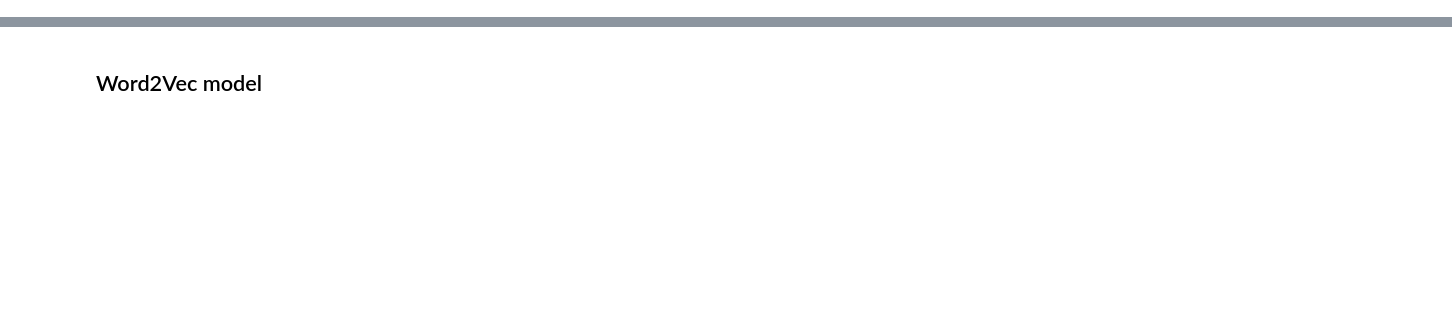
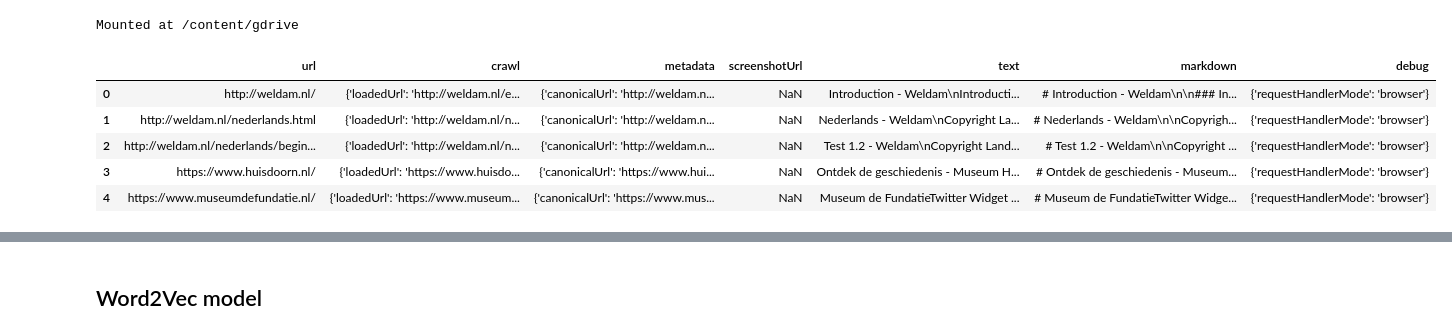
Before and after one commit to jazoza/cultural-data-analysis, a Jupyter notebook: 02_CDA_HH_dataset.ipynb, the cells around one changed output, grey strips where cells are left out. Cells and saved outputs as stored; diff of their text form; code cells hidden in the pictures; blank space fills up the shorter version.

```diff
--- a/02_CDA_HH_dataset.ipynb
+++ b/02_CDA_HH_dataset.ipynb
@@ -20,0 +23,20 @@ from textcleaning import textCleaner, textCleanerFurther, textCleanLinks
+# %%
+from google.colab import drive
+drive.mount('/content/gdrive')
+# %% [output]
+Mounted at /content/gdrive
+# %%
+raw_data_file = '/content/gdrive/MyDrive/CDA/dataset_website-content-crawler_2024-11-13_22-29-32-301.json'
+# %%
+# Import json data from Aipfy scraping
+df=pd.read_json(raw_data_file)
+
+# Print the DataFrame
+df.head()
+# %% [output]
+|  | url | crawl | metadata | screenshotUrl | text | markdown | debug |
+| 0 | http://weldam.nl/ | {'loadedUrl': 'http://weldam.nl/e... | {'canonicalUrl': 'http://weldam.n... | NaN | Introduction - Weldam\nIntroducti... | # Introduction - Weldam\n\n### In... | {'requestHandlerMode': 'browser'} |
+| 1 | http://weldam.nl/nederlands.html | {'loadedUrl': 'http://weldam.nl/n... | {'canonicalUrl': 'http://weldam.n... | NaN | Nederlands - Weldam\nCopyright La... | # Nederlands - Weldam\n\nCopyrigh... | {'requestHandlerMode': 'browser'} |
+| 2 | http://weldam.nl/nederlands/begin... | {'loadedUrl': 'http://weldam.nl/n... | {'canonicalUrl': 'http://weldam.n... | NaN | Test 1.2 - Weldam\nCopyright Land... | # Test 1.2 - Weldam\n\nCopyright ... | {'requestHandlerMode': 'browser'} |
+| 3 | https://www.huisdoorn.nl/ | {'loadedUrl': 'https://www.huisdo... | {'canonicalUrl': 'https://www.hui... | NaN | Ontdek de geschiedenis - Museum H... | # Ontdek de geschiedenis - Museum... | {'requestHandlerMode': 'browser'} |
+| 4 | https://www.museumdefundatie.nl/ | {'loadedUrl': 'https://www.museum... | {'canonicalUrl': 'https://www.mus... | NaN | Museum de FundatieTwitter Widget ... | # Museum de FundatieTwitter Widge... | {'requestHandlerMode': 'browser'} |
```
Also changed, not shown: parts of 66 cells of this notebook.
